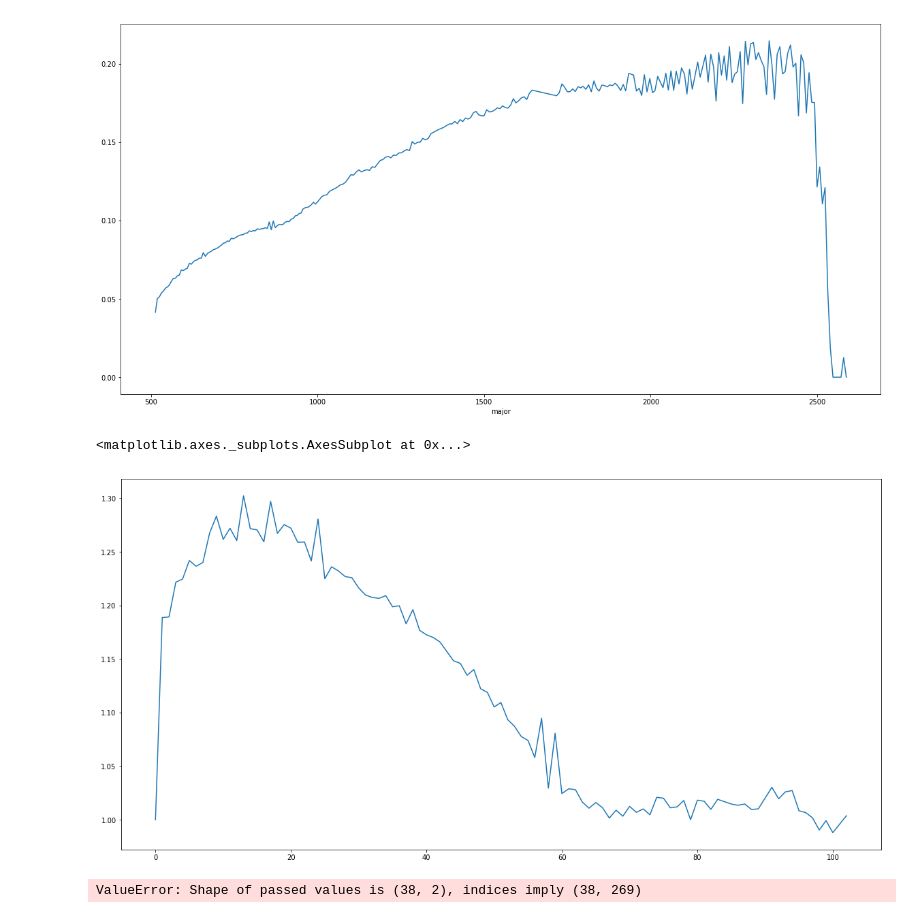
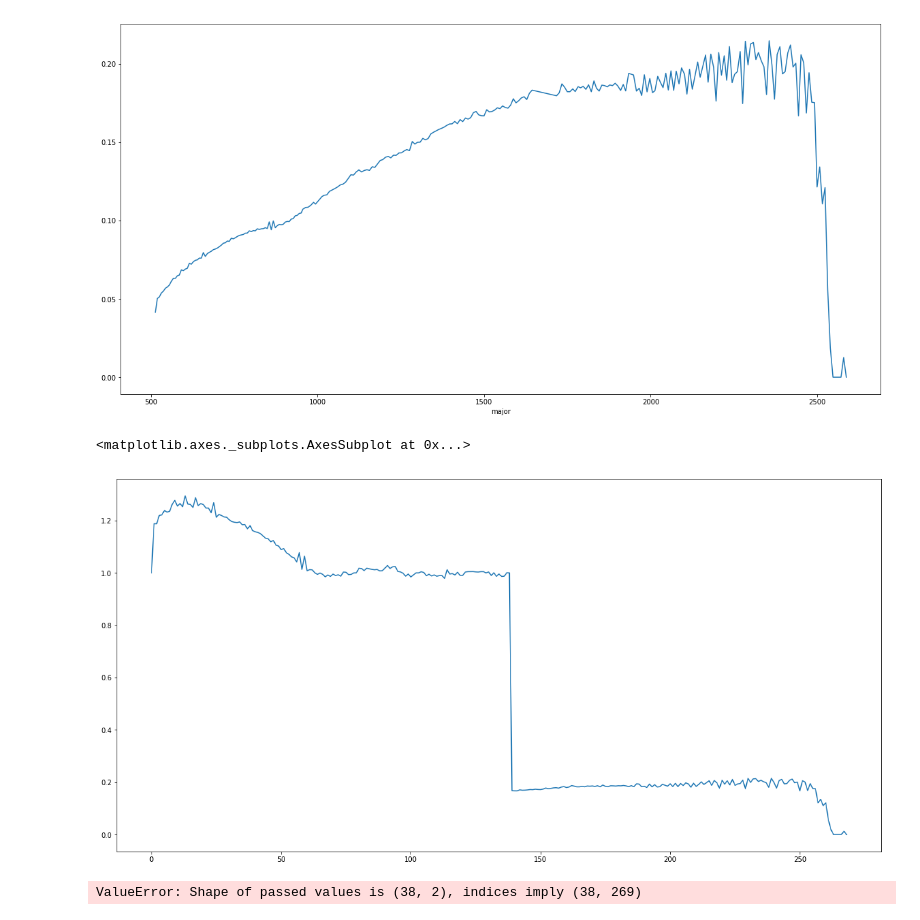
Before and after one commit to jlaura/PyHAT, a Jupyter notebook: notebooks/SP Example.ipynb, the cells around one changed output. Cells and saved outputs as stored; diff of their text form; code cells hidden in the pictures.

Commit message:
Modified spectra / spectrum to use new correction methods.

```diff
--- a/notebooks/SP Example.ipynb
+++ b/notebooks/SP Example.ipynb
@@ -16,7 +16,8 @@ figsize(20,10)
 # %% [markdown]
 # Open a spectral profiler and load it into a Spectra object
 # %%
-s = Spectra.from_spectral_profiler(('/usgs/shareall/arsanders/PySAT/libpysat/examples/SpectralProfiler/SP_2C_02_02358_S138_E3586.spc'))
+#s = Spectra.from_spectral_profiler(('/usgs/shareall/arsanders/PySAT/libpysat/examples/SpectralProfiler/SP_2C_02_02358_S138_E3586.spc'))
+s = Spectra.from_spectral_profiler(('/users/Austin/PySAT/libpysat/examples/SpectralProfiler/SP_2C_02_02358_S138_E3586.spc'))
 s.head(10)
 # %% [output]
 |  |  | 512.6 | 518.4 | 524.7 | 530.4 | 536.5 | 542.8000000000001 | 548.7 | 554.5 | 560.5 | ... |
@@ -160,11 +161,11 @@ spectrum.plot()
 <matplotlib.axes._subplots.AxesSubplot at 0x...>
 [figure]
 # %%
-spectrum_corrected = spectrum.linear_correction([512.6,993.7,1195.8])
+spectrum_corrected = spectrum.continuum_correction([512.6,993.7,1195.8,1483.9])
 spectrum_corrected.plot()
 # %% [output]
 <matplotlib.axes._subplots.AxesSubplot at 0x...>
-[figure, old version]
+[figure, new version]
 # %%
 # Perform linear continuum correction on a single spectrum
 # may be suffering from underflow
```
Also changed, not shown: parts of 2 cells of this notebook, 1 other file.
